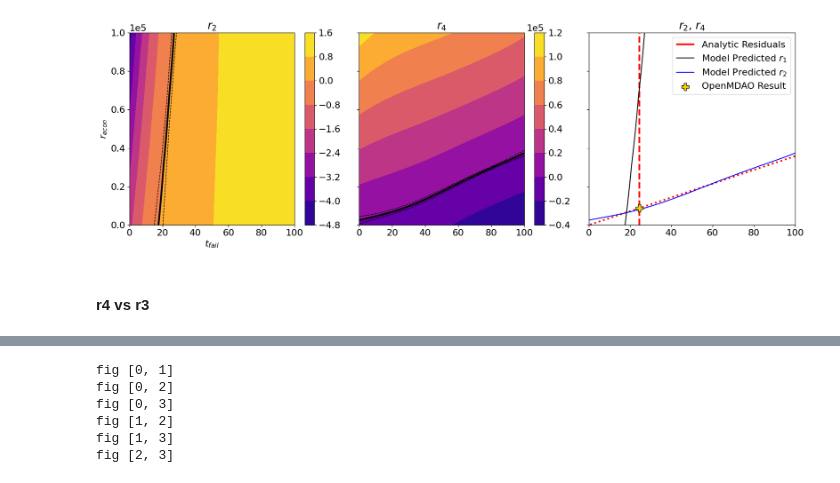
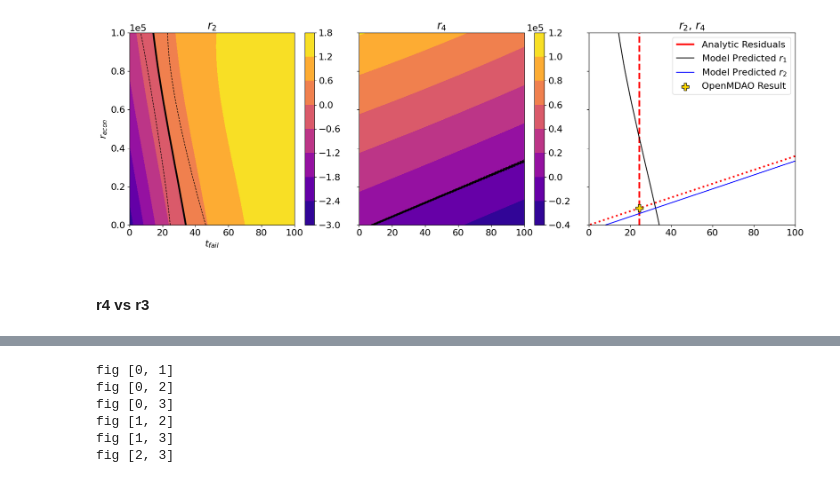
Before and after one commit to csdlpsu/remdo, a Jupyter notebook: active_learning_example.ipynb, the cells around one changed output, grey strips where cells are left out. Drawn from its saved outputs; the diff is of its cells as text; code cells hidden in the pictures.

```diff
--- a/active_learning_example.ipynb
+++ b/active_learning_example.ipynb
@@ -312,7 +1757,7 @@ tasks = [1,3]
 
 # Load model
 gpmodel = TrainedGP()
-gpmodel.load("turbine_gp_trained.pt")
+gpmodel.load("turbine_gp_trained_1.pt")
 
 # Unpack result
 problem = gpmodel.problem
@@ -345,8 +1792,8 @@ test_x1 = torch.column_stack([test_x, torch.ones(npts**2,1)*tasks[0]]) # task id
 test_x2 = torch.column_stack([test_x, torch.ones(npts**2,1)*tasks[1]]) # task id2
 # test_x1.requires_grad = True
 
-prediction1 = unstandardize(mt_model.likelihood(mt_model(test_x1)), y[:,tasks[0]])
-prediction2 = unstandardize(mt_model.likelihood(mt_model(test_x2)), y[:,tasks[1]])
+prediction1 = unstandardize(mt_model.likelihood(mt_model(test_x1)), y[tasks[0]])
+prediction2 = unstandardize(mt_model.likelihood(mt_model(test_x2)), y[tasks[1]])
 
 fig = plt.figure(figsize=(18,6))
 
@@ -401,36 +1848,36 @@ s1 = ax3.contour(xvec,yvec,r1vec.reshape(npts,npts),
             levels=[0.],
             linestyles='--', linewidths=3, colors='r')
 s1_artist,_ = s1.legend_elements()
 ax3.contour(xvec,yvec,r2vec.reshape(npts,npts),
             levels=[0.],
             linestyles=':', linewidths=3, colors='r')
 
 s2 = ax3.contour(xvec,yvec,prediction1.mean.detach().numpy().reshape(npts,npts),
             levels=[0.],
             linestyles='-', linewidths=1.5, colors='k')
 s2_artist,_ = s2.legend_elements()
 s3 = ax3.contour(xvec,yvec,prediction2.mean.detach().numpy().reshape(npts,npts),
             levels=[0.],
             linestyles='-', linewidths=1.5, colors='blue')
 # s4 = ax3.scatter([1111.3],[10.128],marker='x',c='y',s=3000)
 s4 = ax3.scatter(truth[tasks[0]], truth[tasks[1]], marker='P',c='gold',s=150, edgecolor='k', zorder=2.5)
 s3_artist,_ = s3.legend_elements()
 ax3.set_title(r'$r_2$, $r_4$')
 # ax3.set_xlabel(r'$T_{bulk}$')
 # ax3.set_ylabel(r'$t_{fail}$')
 ax3.set_yticklabels([])
 ax3.set_xlim((0,100))
 
 ax3.legend([s1_artist[0], s2_artist[0], s3_artist[0], s4],['Analytic Residuals','Model Predicted $r_1$','Model Predicted $r_2$','OpenMDAO Result'])
 # ax3.legend([s2_artist[0], s3_artist[0], s4],['Model Predicted $r_1$','Model Predicted $r_2$','OpenMDAO Result'])
 
 plt.tight_layout()
 
 ax1.ticklabel_format(style='sci', scilimits=(-3,3))
 # %% [output]
-[figure, old version]
+[figure, new version]
-# %% [markdown]
-#### r4 vs r3
+# %% [markdown]
+#### r4 vs r3
 # %%
 import matplotlib.pyplot as plt
 import matplotlib.ticker as ticker
```
Also changed, not shown: parts of 97 cells of this notebook, 7 other files.
